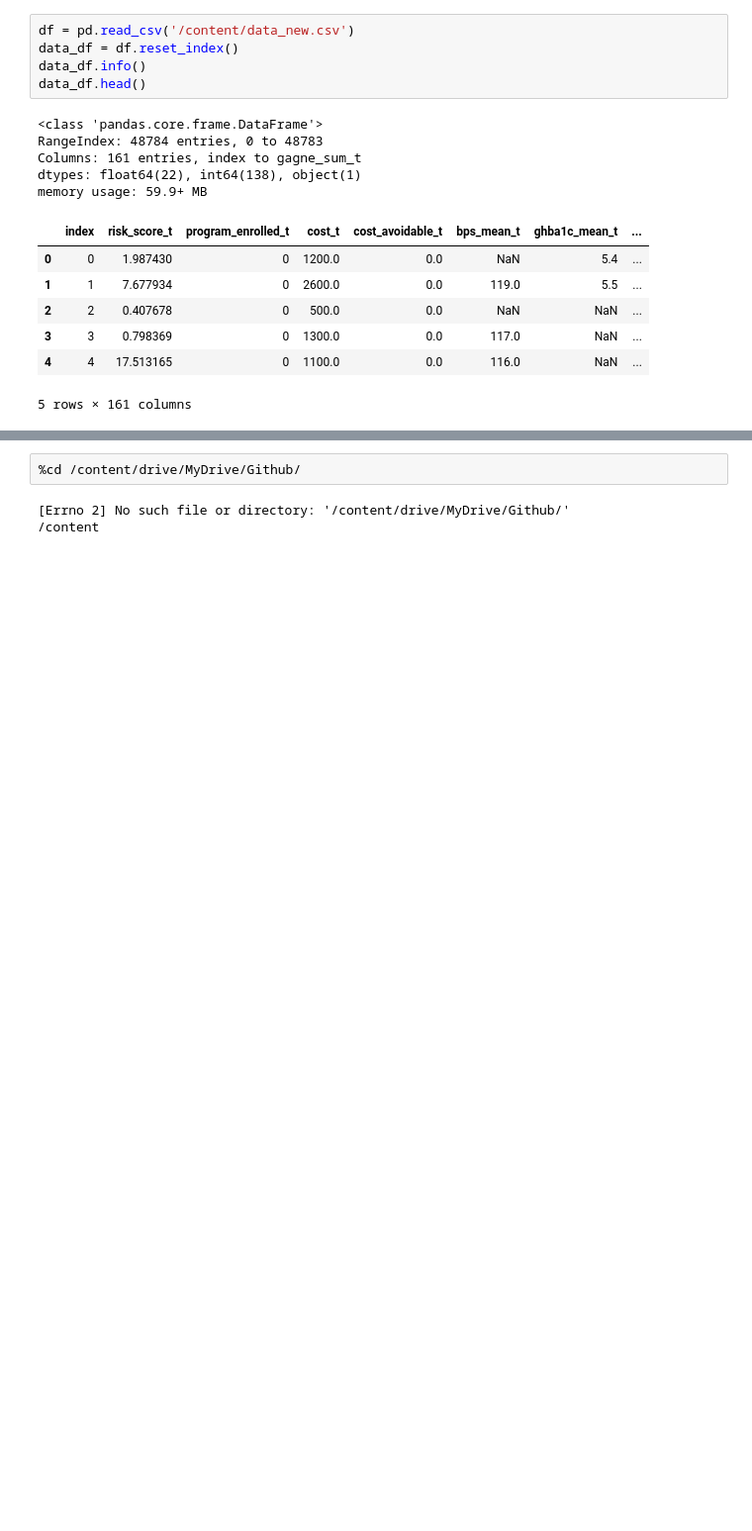
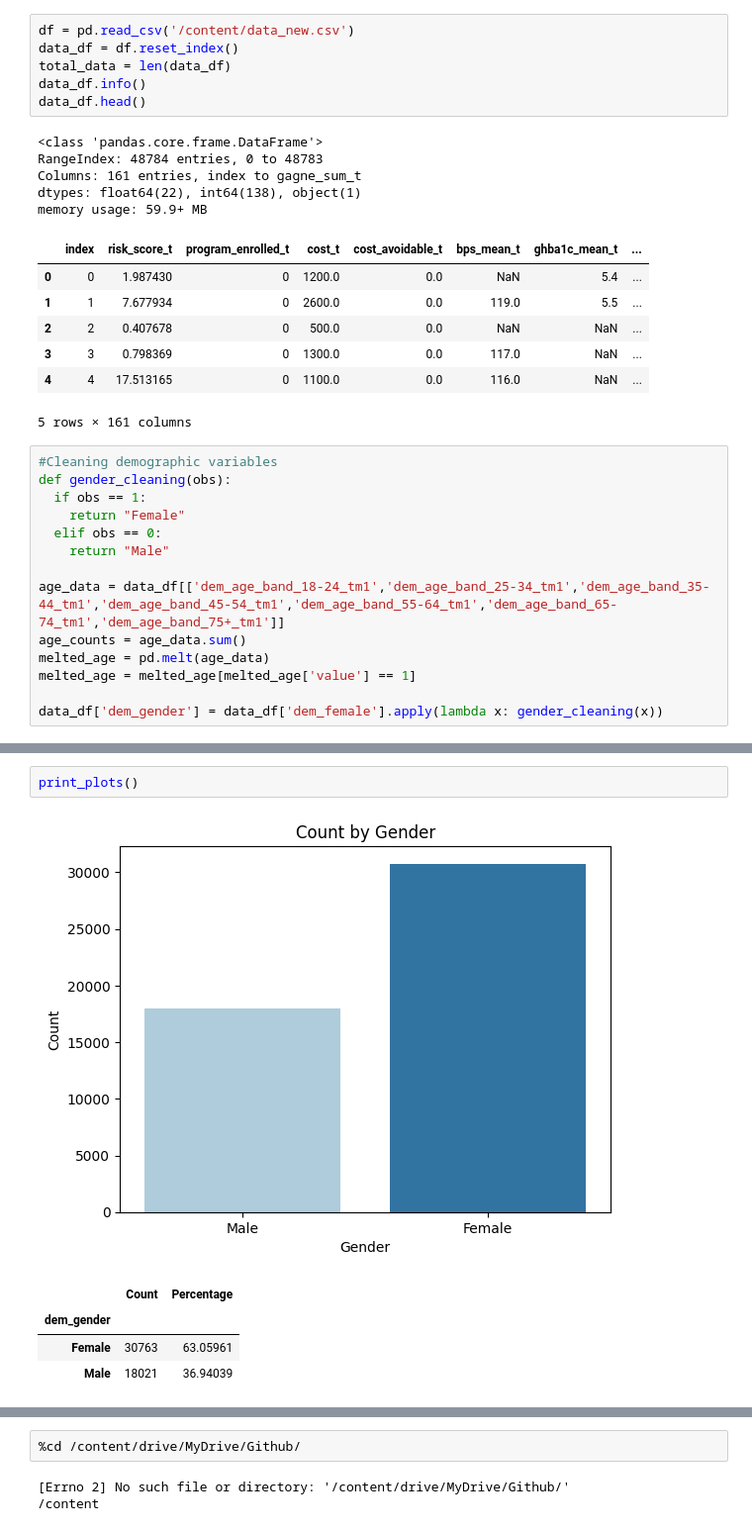
Before and after one commit to KSreeram28/CS-333-Group-Project, a Jupyter notebook: CS_333_Technical_Demo_.ipynb, the cells around one changed output, grey strips where cells are left out. Shown at 99% size. Cells and saved outputs as stored; diff of their text form; blank space fills up the shorter version.

Commit message:
feat: creating plots for descriptive stats

```diff
--- a/CS_333_Technical_Demo_.ipynb
+++ b/CS_333_Technical_Demo_.ipynb
@@ -6,6 +8,7 @@ import numpy as np
 # %%
 df = pd.read_csv('/content/data_new.csv')
 data_df = df.reset_index()
+total_data = len(data_df)
 data_df.info()
 data_df.head()
 # %% [output]
@@ -21,3 +24,17 @@ memory usage: 59.9+ MB
 | 3 | 3 | 0.798369 | 0 | 1300.0 | 0.0 | 117.0 | NaN | ... |
 | 4 | 4 | 17.513165 | 0 | 1100.0 | 0.0 | 116.0 | NaN | ... |
 5 rows × 161 columns
+# %%
+#Cleaning demographic variables
+def gender_cleaning(obs):
+  if obs == 1:
+    return "Female"
+  elif obs == 0:
+    return "Male"
+
+age_data = data_df[['dem_age_band_18-24_tm1','dem_age_band_25-34_tm1','dem_age_band_35-44_tm1','dem_age_band_45-54_tm1','dem_age_band_55-64_tm1','dem_age_band_65-74_tm1','dem_age_band_75+_tm1']]
+age_counts = age_data.sum()
+melted_age = pd.melt(age_data)
+melted_age = melted_age[melted_age['value'] == 1]
+
+data_df['dem_gender'] = data_df['dem_female'].apply(lambda x: gender_cleaning(x))
@@ -23,0 +196,8 @@ memory usage: 59.9+ MB
+# %%
+print_plots()
+# %% [output]
+[figure, added]
+|  | Count | Percentage |
+| dem_gender |  |  |
+| Female | 30763 | 63.05961 |
+| Male | 18021 | 36.94039 |
```
Also changed, not shown: parts of 5 cells of this notebook.
